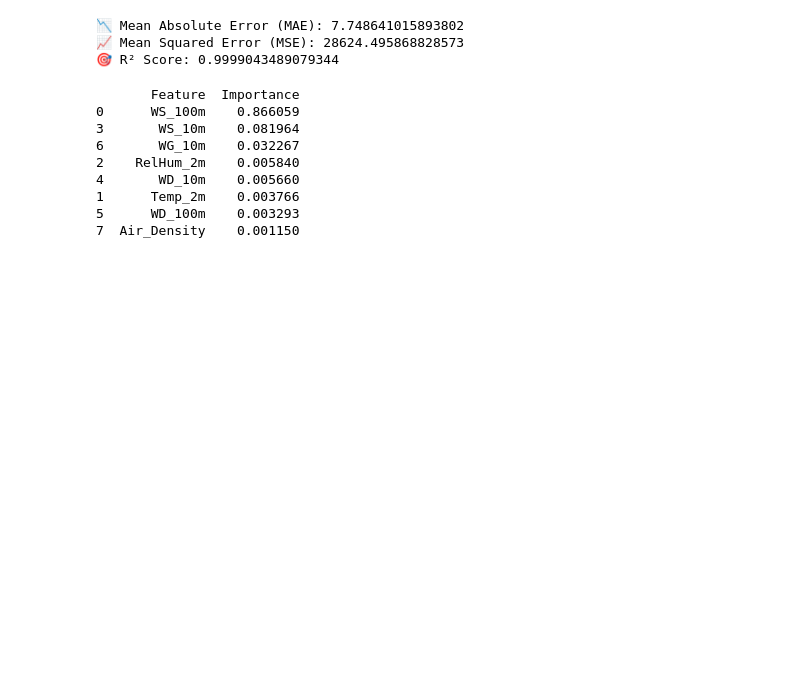
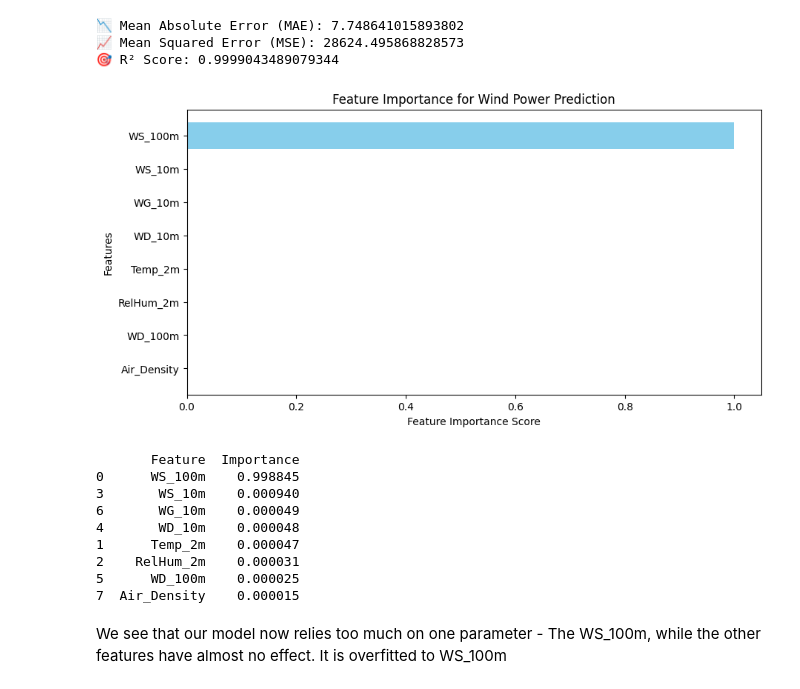
Before and after one commit to SShreya22/Wind_Turbine, a Jupyter notebook: Wind_Turbine.ipynb, the cells around one changed output. Drawn from its saved outputs; the diff is of its cells as text; code cells hidden in the pictures; blank space fills up the shorter version.

Commit message:
overfitted

```diff
--- a/Wind_Turbine.ipynb
+++ b/Wind_Turbine.ipynb
@@ -370,23 +370,38 @@ print(f"🎯 R² Score: {r2}")
 📉 Mean Absolute Error (MAE): 7.748641015893802
 📈 Mean Squared Error (MSE): 28624.495868828573
 🎯 R² Score: 0.9999043489079344
-# %%
-from xgboost import XGBRegressor
-
-xgb_model = XGBRegressor(n_estimators=100, learning_rate=0.1, max_depth=6, random_state=42)
-xgb_model.fit(X_train, y_train)
-
-# Check feature importance
-xgb_importances = xgb_model.feature_importances_
-xgb_feature_importance_df = pd.DataFrame({'Feature': X.columns, 'Importance': xgb_importances}).sort_values(by='Importance', ascending=False)
-print(xgb_feature_importance_df)
-# %% [output]
-       Feature  Importance
-0      WS_100m    0.866059
-3       WS_10m    0.081964
-6       WG_10m    0.032267
-2    RelHum_2m    0.005840
-4       WD_10m    0.005660
-1      Temp_2m    0.003766
-5      WD_100m    0.003293
-7  Air_Density    0.001150
+# %%
+import matplotlib.pyplot as plt
+import numpy as np
+
+# Get feature importance scores from the trained model
+importances = model.feature_importances_
+
+# Create a DataFrame to display feature importance
+feature_importance_df = pd.DataFrame({'Feature': X.columns, 'Importance': importances})
+feature_importance_df = feature_importance_df.sort_values(by='Importance', ascending=False)
+
+# Plot the feature importance
+plt.figure(figsize=(10, 5))
+plt.barh(feature_importance_df['Feature'], feature_importance_df['Importance'], color='skyblue')
+plt.xlabel("Feature Importance Score")
+plt.ylabel("Features")
+plt.title("Feature Importance for Wind Power Prediction")
+plt.gca().invert_yaxis()  # Invert y-axis for better visualization
+plt.show()
+
+# Print feature importance values
+print(feature_importance_df)
+# %% [output]
+[figure, added]
+       Feature  Importance
+0      WS_100m    0.998845
+3       WS_10m    0.000940
+6       WG_10m    0.000049
+4       WD_10m    0.000048
+1      Temp_2m    0.000047
+2    RelHum_2m    0.000031
+5      WD_100m    0.000025
+7  Air_Density    0.000015
+# %% [markdown]
+We see that our model now relies too much on one parameter - The WS_100m, while the other features have almost no effect. It is overfitted to WS_100m
```
